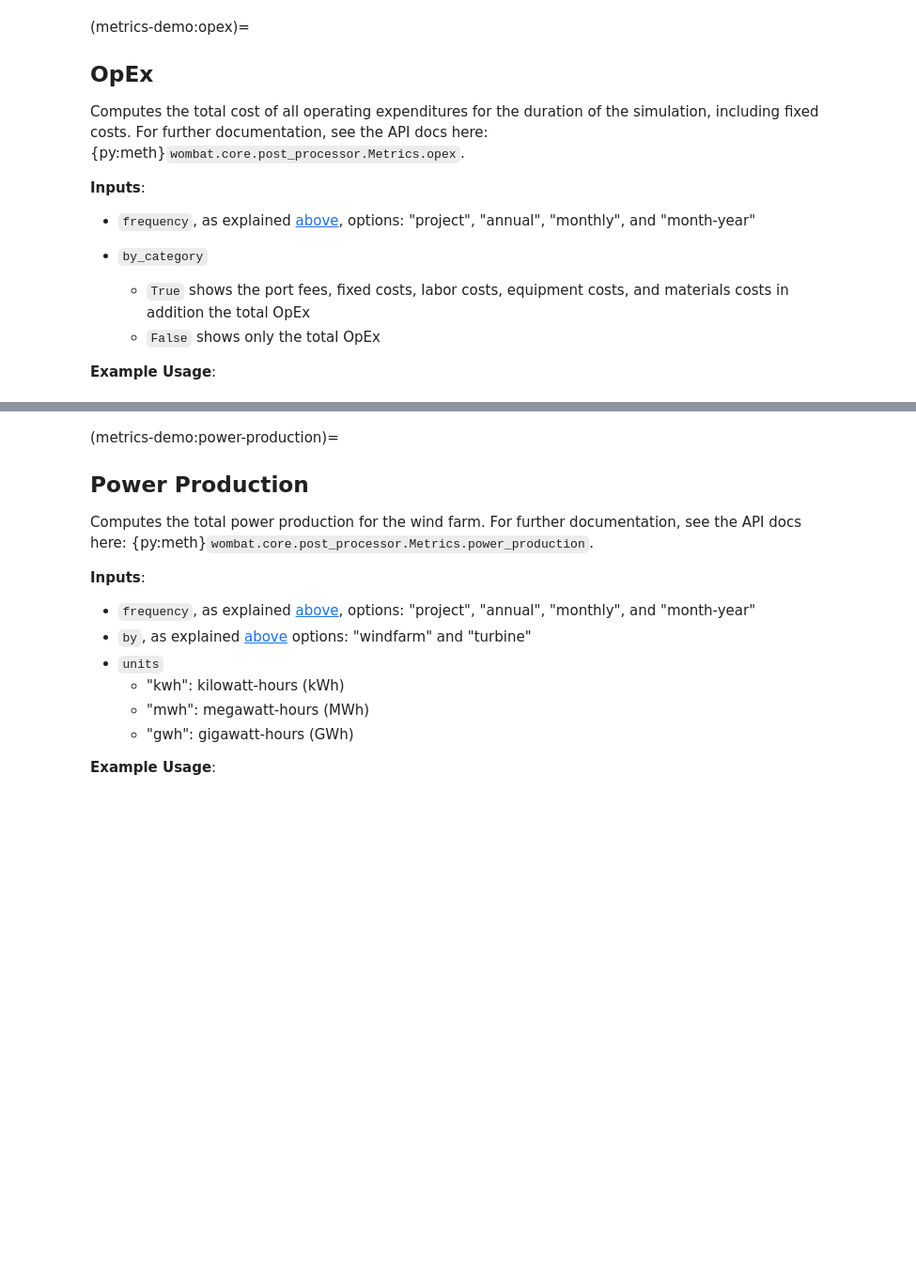
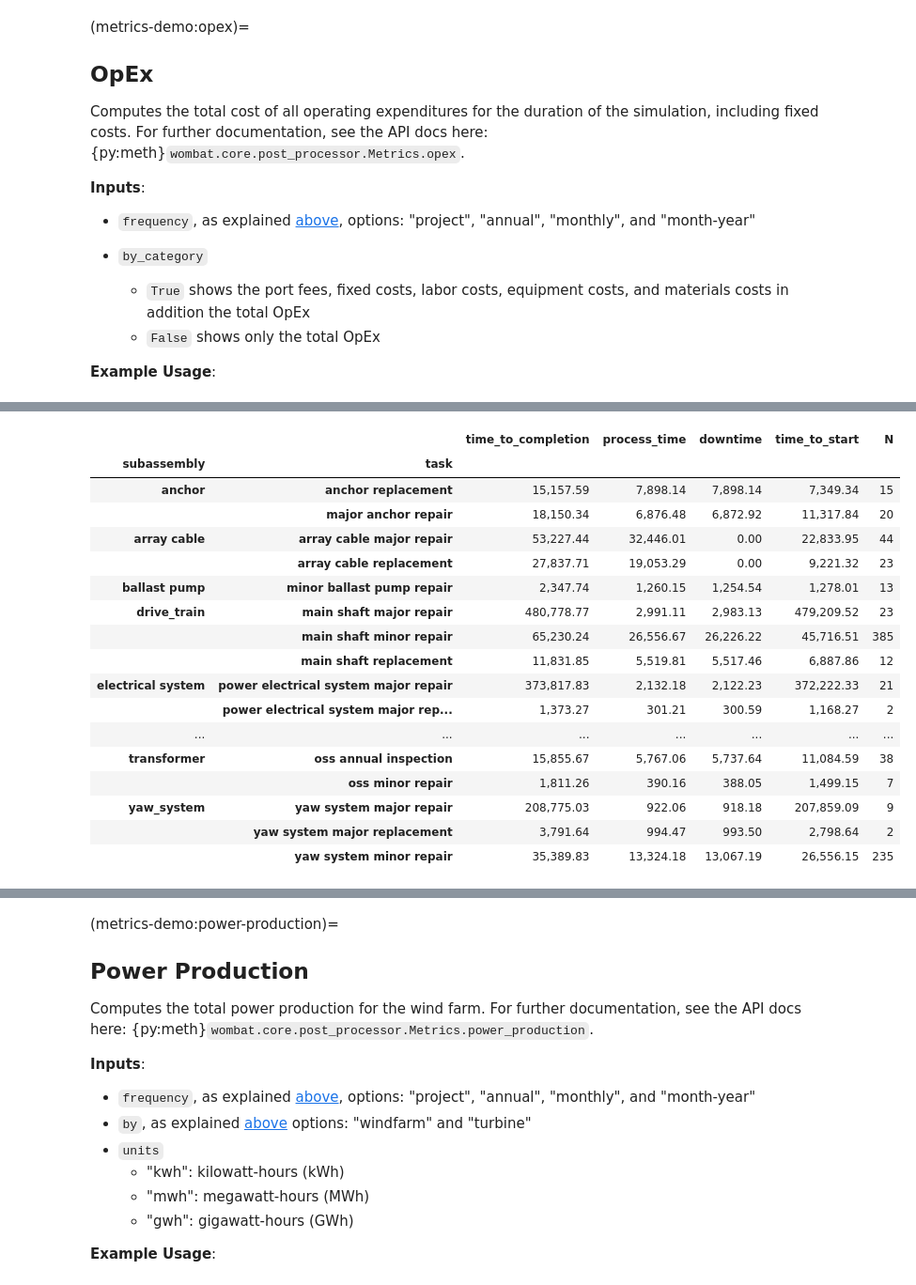
Before and after one commit to WISDEM/WOMBAT, a Jupyter notebook: examples/metrics_demonstration.ipynb, the cells around one changed output, grey strips where cells are left out. Shown: that part at 94% size. Drawn from its saved outputs; the diff is of its cells as text; code cells hidden in the pictures; blank space fills up the shorter version.

```diff
--- a/examples/metrics_demonstration.ipynb
+++ b/examples/metrics_demonstration.ipynb
@@ -564,0 +853,21 @@ style(metrics.process_times())
+# %%
+style(metrics.process_times(include_incompletes=False))
+# %% [output]
+|  |  | time_to_completion | process_time | downtime | time_to_start | N |
+| subassembly | task |  |  |  |  |  |
+| anchor | anchor replacement | 15,157.59 | 7,898.14 | 7,898.14 | 7,349.34 | 15 |
+|  | major anchor repair | 18,150.34 | 6,876.48 | 6,872.92 | 11,317.84 | 20 |
+| array cable | array cable major repair | 53,227.44 | 32,446.01 | 0.00 | 22,833.95 | 44 |
+|  | array cable replacement | 27,837.71 | 19,053.29 | 0.00 | 9,221.32 | 23 |
+| ballast pump | minor ballast pump repair | 2,347.74 | 1,260.15 | 1,254.54 | 1,278.01 | 13 |
+| drive_train | main shaft major repair | 480,778.77 | 2,991.11 | 2,983.13 | 479,209.52 | 23 |
+|  | main shaft minor repair | 65,230.24 | 26,556.67 | 26,226.22 | 45,716.51 | 385 |
+|  | main shaft replacement | 11,831.85 | 5,519.81 | 5,517.46 | 6,887.86 | 12 |
+| electrical system | power electrical system major repair | 373,817.83 | 2,132.18 | 2,122.23 | 372,222.33 | 21 |
+|  | power electrical system major rep... | 1,373.27 | 301.21 | 300.59 | 1,168.27 | 2 |
+| ... | ... | ... | ... | ... | ... | ... |
+| transformer | oss annual inspection | 15,855.67 | 5,767.06 | 5,737.64 | 11,084.59 | 38 |
+|  | oss minor repair | 1,811.26 | 390.16 | 388.05 | 1,499.15 | 7 |
+| yaw_system | yaw system major repair | 208,775.03 | 922.06 | 918.18 | 207,859.09 | 9 |
+|  | yaw system major replacement | 3,791.64 | 994.47 | 993.50 | 2,798.64 | 2 |
+|  | yaw system minor repair | 35,389.83 | 13,324.18 | 13,067.19 | 26,556.15 | 235 |
```
Also changed, not shown: parts of 45 cells of this notebook, 2 other files.
